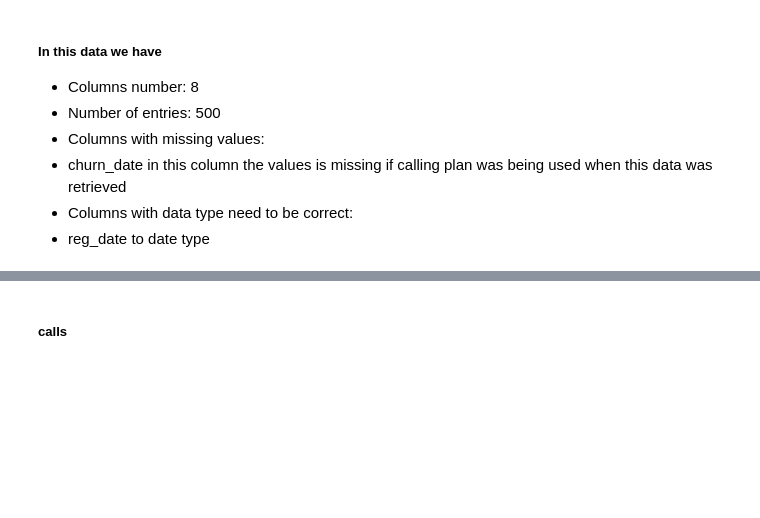
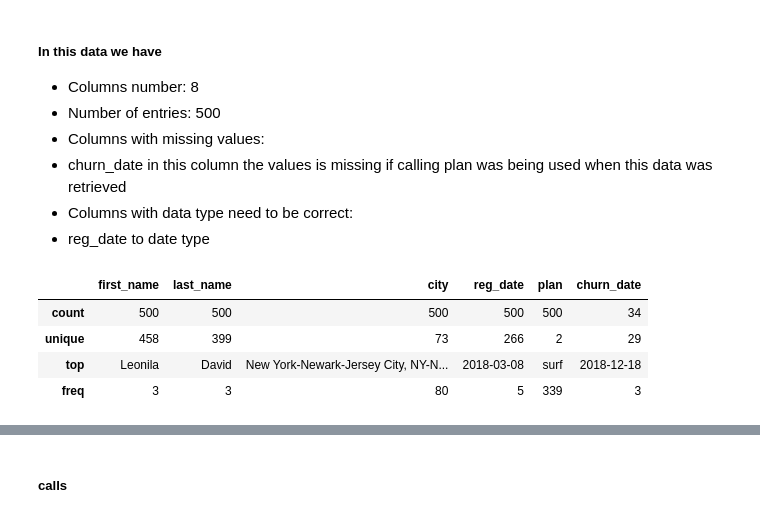
Before and after one commit to nirgalili/practicum100_SDA_project_telecom_operator, a Jupyter notebook: SDA_nir_galili_v1.ipynb, the cells around one changed output, grey strips where cells are left out. Cells and saved outputs as stored; diff of their text form; code cells hidden in the pictures; blank space fills up the shorter version.

Commit message:
describe

```diff
--- a/SDA_nir_galili_v1.ipynb
+++ b/SDA_nir_galili_v1.ipynb
@@ -98,3 +98,11 @@ users.head()
  - churn_date in this column the values is missing if calling plan was being used when this data was retrieved
 - Columns with data type need to be correct:
  - reg_date to date type
+# %%
+users.describe(include=object)
+# %% [output]
+|  | first_name | last_name | city | reg_date | plan | churn_date |
+| count | 500 | 500 | 500 | 500 | 500 | 34 |
+| unique | 458 | 399 | 73 | 266 | 2 | 29 |
+| top | Leonila | David | New York-Newark-Jersey City, NY-N... | 2018-03-08 | surf | 2018-12-18 |
+| freq | 3 | 3 | 80 | 5 | 339 | 3 |
```
Also changed, not shown: parts of 12 cells of this notebook.
